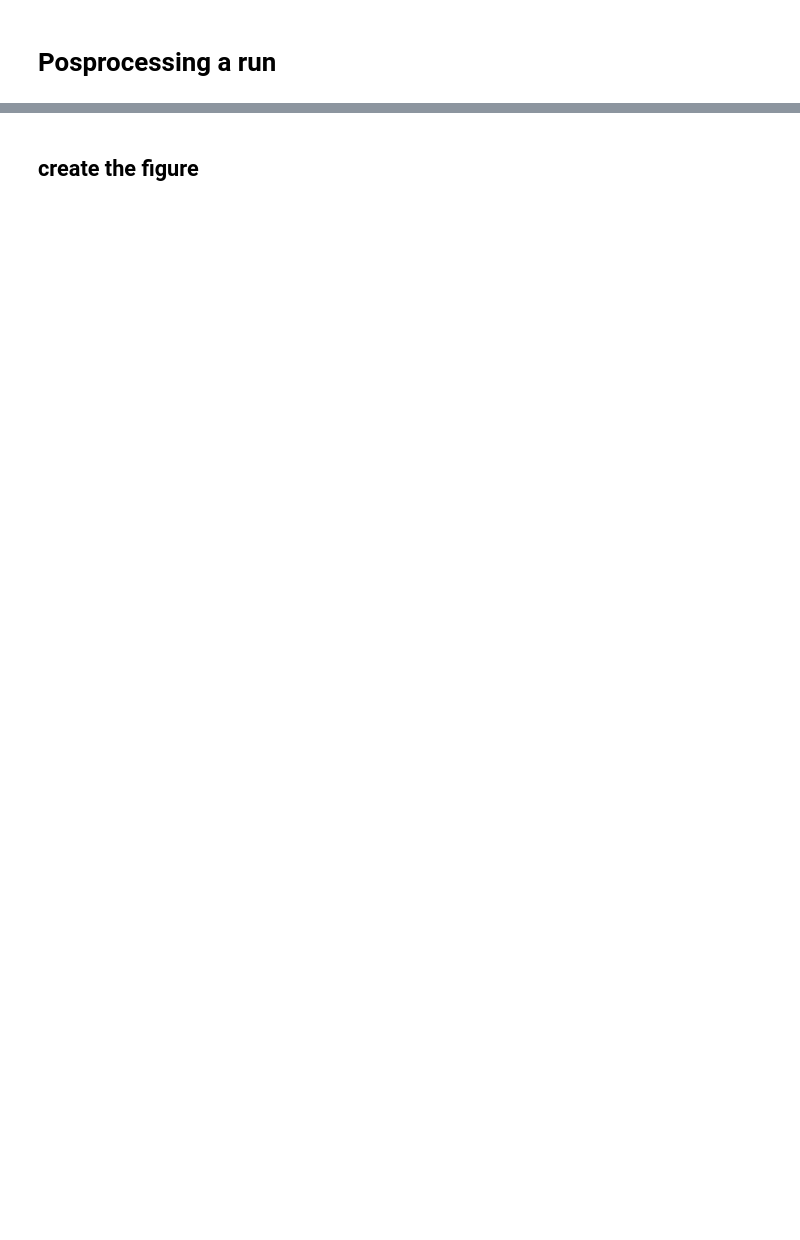
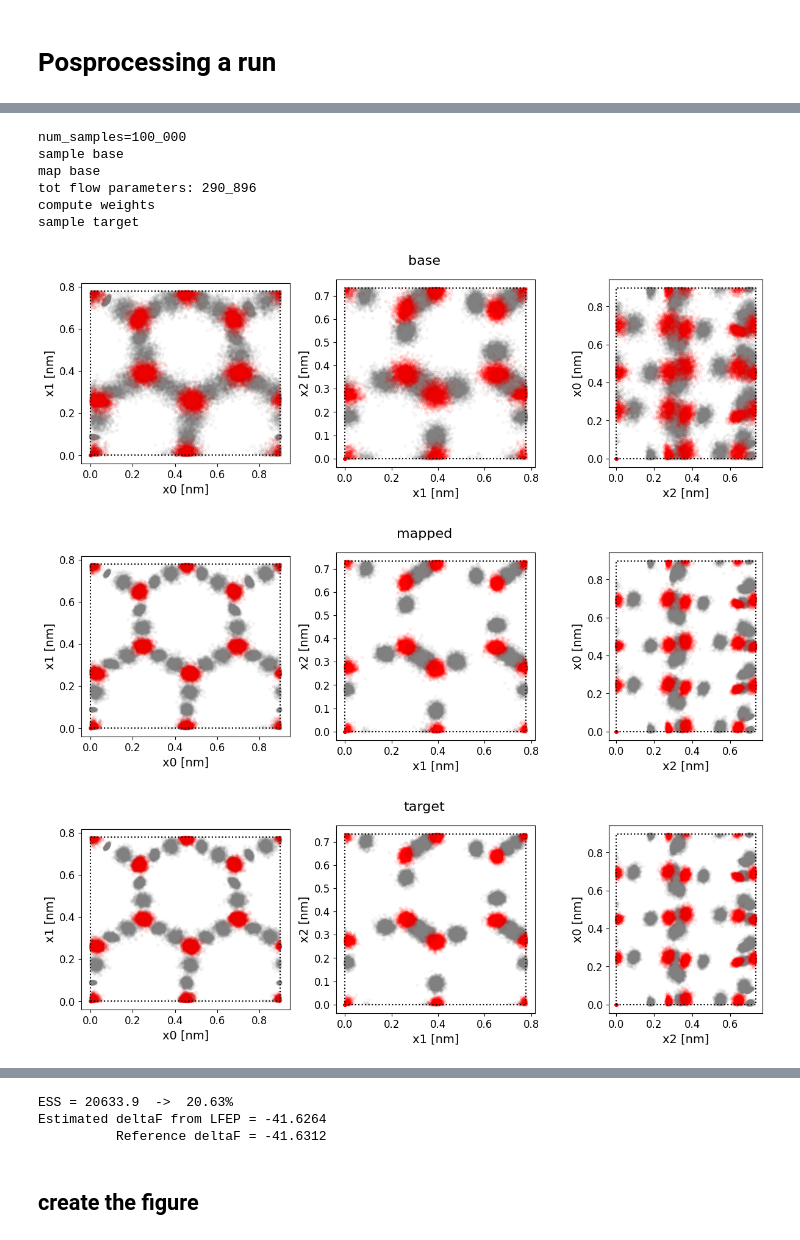
Before and after one commit to noegroup/rigid-flows, a Jupyter notebook: postprocessing/figure-ice_results.ipynb, the cells around one changed output, grey strips where cells are left out. Drawn from its saved outputs; the diff is of its cells as text; code cells hidden in the pictures; blank space fills up the shorter version.

```diff
--- a/postprocessing/figure-ice_results.ipynb
+++ b/postprocessing/figure-ice_results.ipynb
@@ -141,7 +157,10 @@ if test_subplots:
 # %%
-datafilename = logdir_path+'/fig3-data'
+recompute = True
+datafilename = logdir_path+'/fig-data'
 
 try:
+    if recompute:
+        raise FileNotFoundError
     data = np.load(datafilename+'.npz')
     base_pos = data['base_pos']
     base_ene = data['base_ene']
@@ -152,47 +171,74 @@ try:
     weights = data['weights']
 
 except FileNotFoundError:
-    num_samples = 100_000
-    batch_size = 128
+    num_samples = base.data.pos.shape[0]
+    print(f'num_samples={num_samples:_}')
+    def jitvmap(fn, batch_size=512):
+        if batch_size is None:
+            return jax.jit(jax.vmap(fn))
+        else:
+            return jax.jit(scanned_vmap(fn, batch_size))
 
     print('sample base')
     keys = jax.random.split(next(chain), num_samples)
-    base_tr = scanned_vmap(base.sample, batch_size)(keys)
+    base_tr = jitvmap(base.sample_idx)(keys, jnp.arange(num_samples))
     base_pos = np.array(base_tr.obj.pos.reshape(-1, model.n_atoms, 3))
     base_ene = np.array(base_tr.ldj * base.omm_model.kbT)
 
     print('map base')
-    mapped_tr = scanned_vmap(flow.forward, batch_size)(base_tr.obj)
+    flow = build_flow(
+        next(chain),
+        specs.model.base.num_molecules,
+        specs.model.use_auxiliary,
+        specs.model.flow,
+    )
+    flow = cast(
+        Pipe[DataWithAuxiliary, RigidWithAuxiliary],
+        eqx.tree_deserialise_leaves(pretrained_model_path, flow),
+    )
+    print(f"tot flow parameters: {count_params(flow):_}")
+    mapped_tr = jitvmap(flow.forward)(base_tr.obj)
     mapped_pos = np.array(mapped_tr.obj.pos.reshape(-1, model.n_atoms, 3))
 
     print('compute weights')
+    target = OpenMMDensity.from_specs(specs.model.use_auxiliary, specs.model.target)
     ## NB: base_tr.ldj = jax.vmap(base.potential)(base_tr.obj)
-    mapped_ene_tg = scanned_vmap(target.potential, batch_size)(mapped_tr.obj)
+    mapped_ene_tg = jitvmap(target.potential)(mapped_tr.obj)
     mapped_ene = np.array(mapped_ene_tg * target.omm_model.kbT)
 
     logw = base_tr.ldj + mapped_tr.ldj - mapped_ene_tg
     weights = np.array(jnp.exp(logw-jax.scipy.special.logsumexp(logw)))
 
     print('sample target')
     keys = jax.random.split(next(chain), num_samples)
-    target_tr = scanned_vmap(target.sample, batch_size)(keys)
+    target_tr = jitvmap(target.sample_idx)(keys, jnp.arange(num_samples))
     target_pos = np.array(target_tr.obj.pos.reshape(-1, model.n_atoms, 3))
     target_ene = np.array(target_tr.ldj * target.omm_model.kbT)
 
     def plot_2Dview(data_tr: DataWithAuxiliary, title: str, toPBC: bool = True, skip: int = 100):
         model.plot_2Dview(data_tr.obj.pos.reshape(-1, model.n_atoms, 3)[::skip], toPBC=toPBC, title=title)
 
     plot_2Dview(base_tr, title='base')
     plot_2Dview(mapped_tr, title='mapped')
     plot_2Dview(target_tr, title='target')
 
     plt.hist(jnp.exp(logw - logw.max()), bins=100)
     plt.yscale('log')
     plt.show()
     print(f'ESS = {ess(logw):g}  ->  {ess(logw)/len(logw):.2%}')
 
     ## TFEP
     deltaF = (jnp.log(len(logw)) - jax.scipy.special.logsumexp(logw)).item()
     print(f'Estimated deltaF from LFEP = {deltaF/sc:g}')
     if reference_deltaF is not None:
         print(f'          Reference deltaF = {reference_deltaF/sc:g}')
+# %% [output]
+num_samples=100_000
+sample base
+map base
+tot flow parameters: 290_896
+compute weights
+sample target
+[figure, added]
+[figure, added]
+[figure, added]
@@ -199,3 +246,6 @@ except FileNotFoundError:
+ESS = 20633.9  ->  20.63%
+Estimated deltaF from LFEP = -41.6264
+          Reference deltaF = -41.6312
 # %%
 # bins = np.linspace(target_ene.min(), np.percentile(base_ene, 99.9), 200)/sc
 # if model.n_molecules == 16:
```
Also changed, not shown: parts of 13 cells of this notebook, 4 other files.
